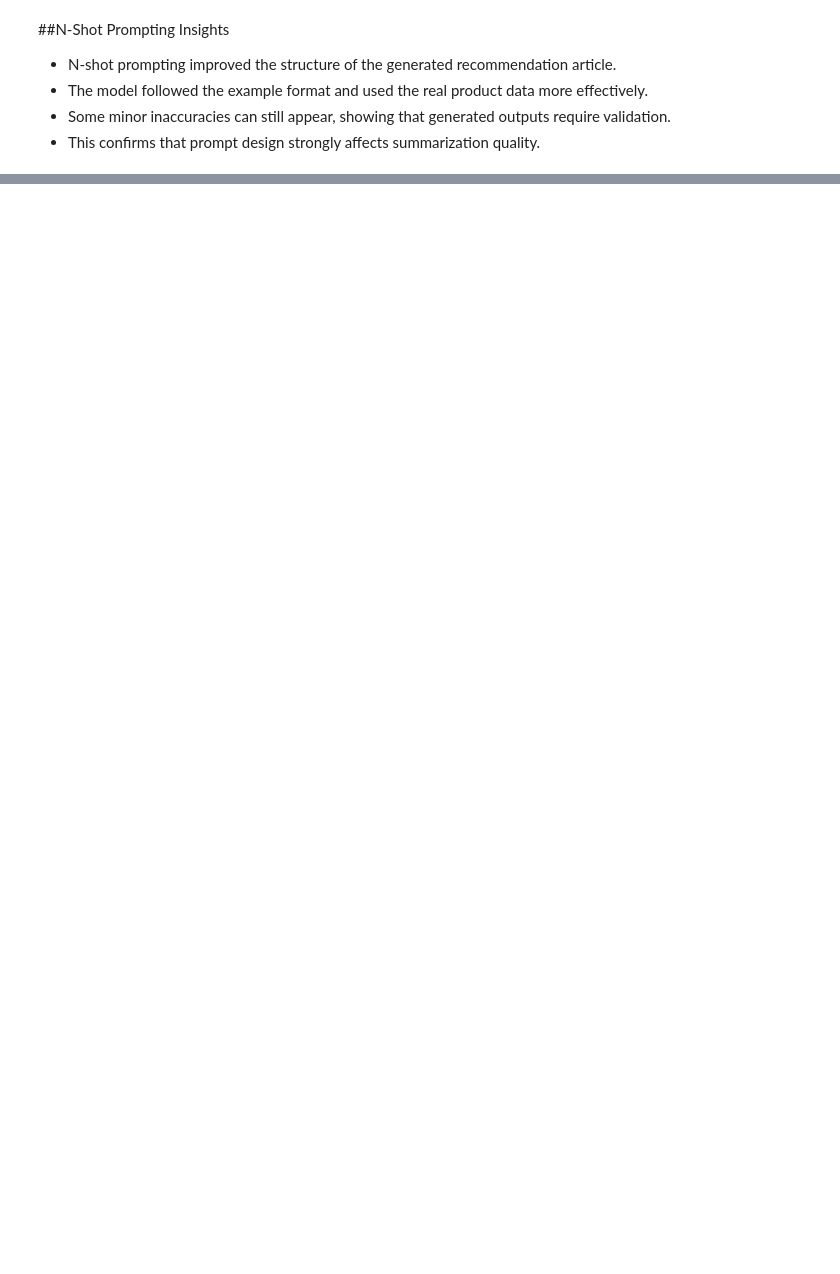
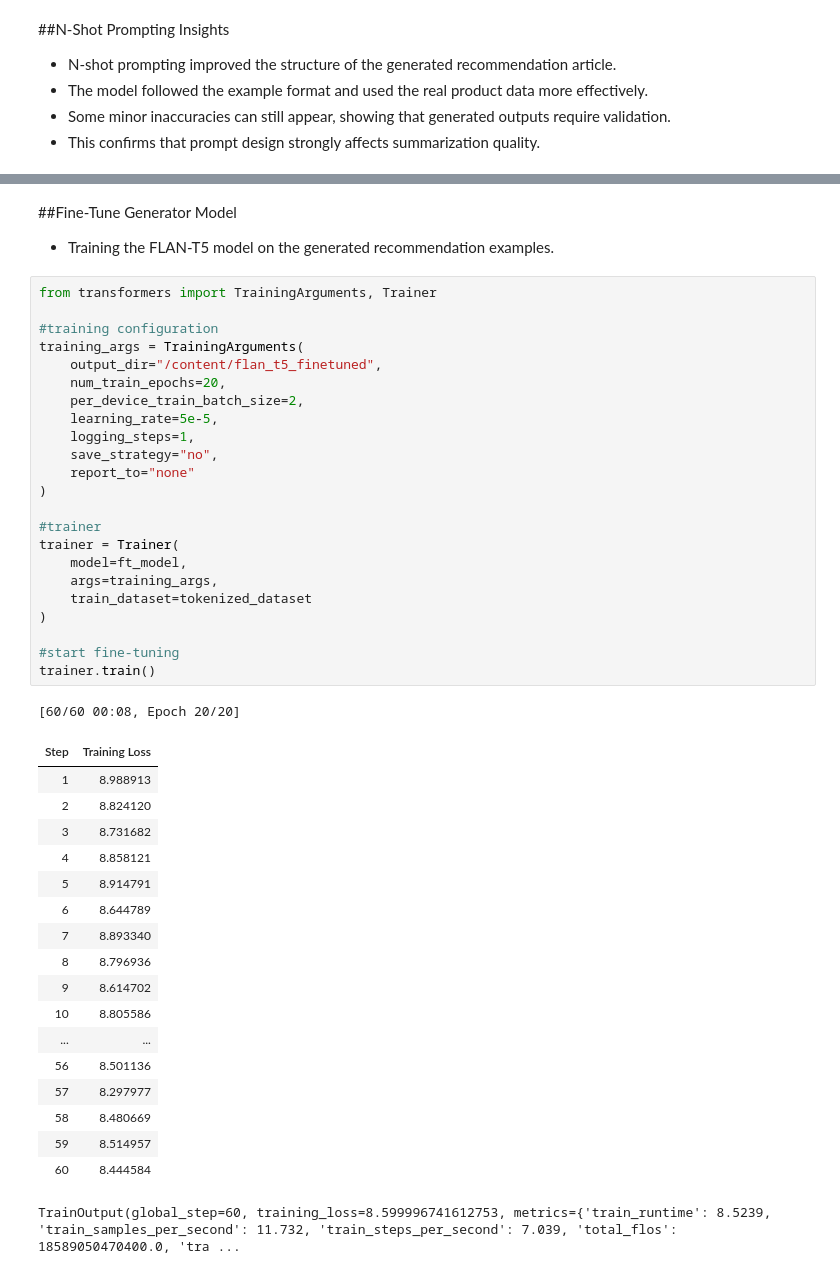
Before and after one commit to DimiGretsistas/Automated-Customers-Reviews-Project, a Jupyter notebook: notebooks/04_summarization.ipynb, the cells around one changed output, grey strips where cells are left out. Drawn from its saved outputs; the diff is of its cells as text; blank space fills up the shorter version.

```diff
--- a/notebooks/04_summarization.ipynb
+++ b/notebooks/04_summarization.ipynb
@@ -471,0 +556,47 @@ While both tablets perform adequately, the Fire Kids Edition Tablet is recommend
+# %% [markdown]
+##Fine-Tune Generator Model
+
+- Training the FLAN-T5 model on the generated recommendation examples.
+# %%
+from transformers import TrainingArguments, Trainer
+
+#training configuration
+training_args = TrainingArguments(
+    output_dir="/content/flan_t5_finetuned",
+    num_train_epochs=20,
+    per_device_train_batch_size=2,
+    learning_rate=5e-5,
+    logging_steps=1,
+    save_strategy="no",
+    report_to="none"
+)
+
+#trainer
+trainer = Trainer(
+    model=ft_model,
+    args=training_args,
+    train_dataset=tokenized_dataset
+)
+
+#start fine-tuning
+trainer.train()
+# %% [output]
+[60/60 00:08, Epoch 20/20]
+| Step | Training Loss |
+| 1 | 8.988913 |
+| 2 | 8.824120 |
+| 3 | 8.731682 |
+| 4 | 8.858121 |
+| 5 | 8.914791 |
+| 6 | 8.644789 |
+| 7 | 8.893340 |
+| 8 | 8.796936 |
+| 9 | 8.614702 |
+| 10 | 8.805586 |
+| ... | ... |
+| 56 | 8.501136 |
+| 57 | 8.297977 |
+| 58 | 8.480669 |
+| 59 | 8.514957 |
+| 60 | 8.444584 |
+TrainOutput(global_step=60, training_loss=8.599996741612753, metrics={'train_runtime': 8.5239, 'train_samples_per_second': 11.732, 'train_steps_per_second': 7.039, 'total_flos': 18589050470400.0, 'tra ...
```
Also changed, not shown: parts of 27 cells of this notebook.
